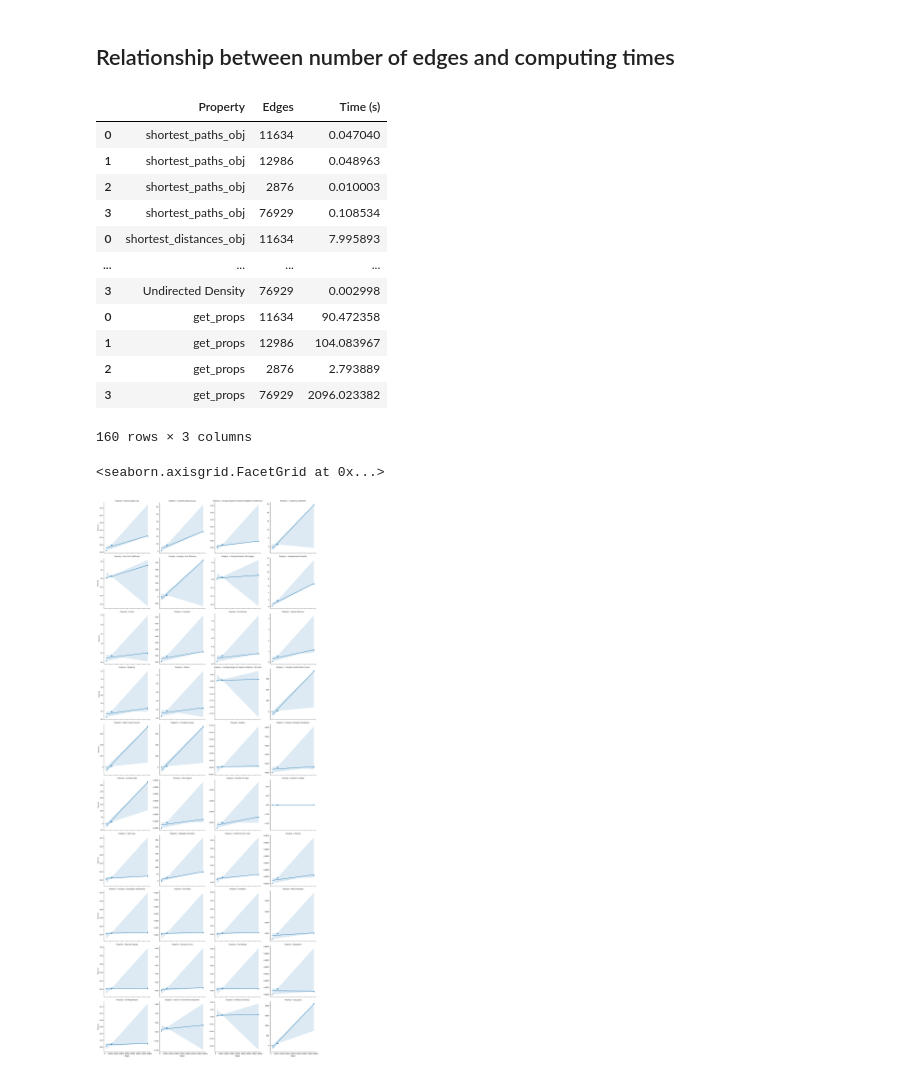
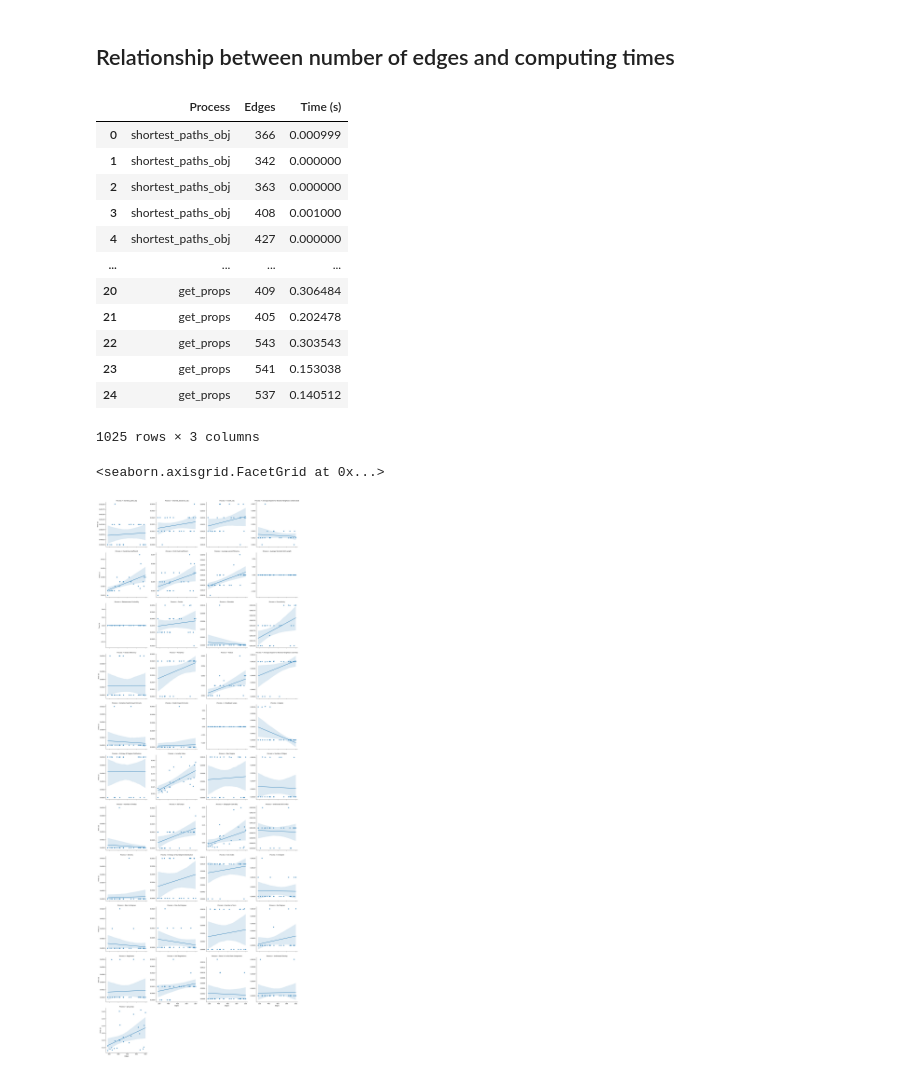
Before and after one commit to freyrelab/netective, a Jupyter notebook: src/netective/legacy/prueba_tiempos/tiempos.ipynb, the cells around one changed output. Cells and saved outputs as stored; diff of their text form; code cells hidden in the pictures.

```diff
--- a/src/netective/legacy/prueba_tiempos/tiempos.ipynb
+++ b/src/netective/legacy/prueba_tiempos/tiempos.ipynb
@@ -62,29 +62,29 @@ plt.show()
 final_df = pd.DataFrame()
 for i,(prop, times) in enumerate(raw_times.items()):
     if prop != 'edges' and prop != 'nodes':
-        df = pd.DataFrame({'Property': prop, 'Edges': raw_df['edges'], 'Time (s)': times})
+        df = pd.DataFrame({'Process': prop, 'Edges': raw_df['edges'], 'Time (s)': times})
         final_df = pd.concat([final_df, df])
 
 final_df
 # %% [output]
-|  | Property | Edges | Time (s) |
-| 0 | shortest_paths_obj | 11634 | 0.047040 |
-| 1 | shortest_paths_obj | 12986 | 0.048963 |
-| 2 | shortest_paths_obj | 2876 | 0.010003 |
-| 3 | shortest_paths_obj | 76929 | 0.108534 |
-| 0 | shortest_distances_obj | 11634 | 7.995893 |
+|  | Process | Edges | Time (s) |
+| 0 | shortest_paths_obj | 366 | 0.000999 |
+| 1 | shortest_paths_obj | 342 | 0.000000 |
+| 2 | shortest_paths_obj | 363 | 0.000000 |
+| 3 | shortest_paths_obj | 408 | 0.001000 |
+| 4 | shortest_paths_obj | 427 | 0.000000 |
 | ... | ... | ... | ... |
-| 3 | Undirected Density | 76929 | 0.002998 |
-| 0 | get_props | 11634 | 90.472358 |
-| 1 | get_props | 12986 | 104.083967 |
-| 2 | get_props | 2876 | 2.793889 |
-| 3 | get_props | 76929 | 2096.023382 |
+| 20 | get_props | 409 | 0.306484 |
+| 21 | get_props | 405 | 0.202478 |
+| 22 | get_props | 543 | 0.303543 |
+| 23 | get_props | 541 | 0.153038 |
+| 24 | get_props | 537 | 0.140512 |
-160 rows × 3 columns
+1025 rows × 3 columns
 # %%
-sns.lmplot(x='Edges', y='Time (s)', data=final_df, col='Property', height= 5, aspect= 1, sharey=False, col_wrap=4)
+sns.lmplot(x='Edges', y='Time (s)', data=final_df, col='Process', height= 5, aspect= 1, sharey=False, col_wrap=4)
 # %% [output]
 <seaborn.axisgrid.FacetGrid at 0x...>
-[figure, old version]
+[figure, new version]
 # %%
 for prop, times in raw_times.items():
     if prop != 'edges' and prop != 'nodes':
```
Also changed, not shown: parts of 4 cells of this notebook, 4 other files.
